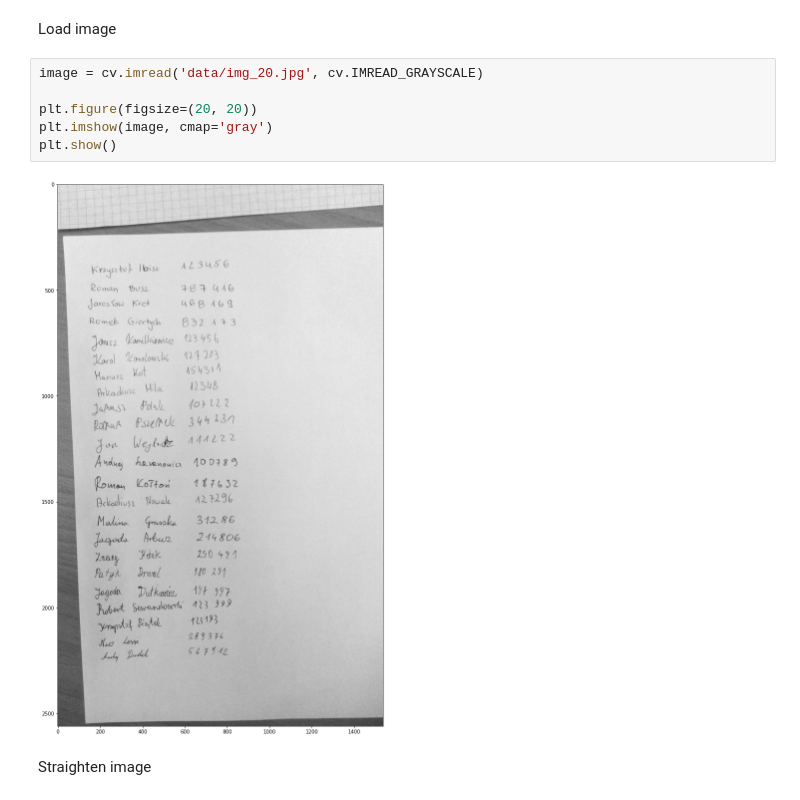
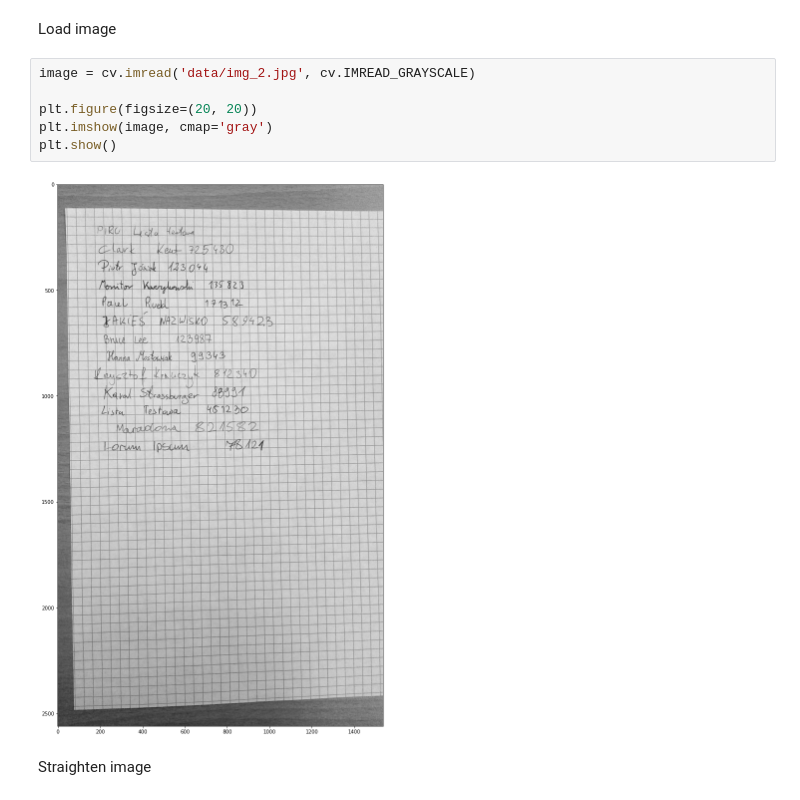
Before and after one commit to PUT-II/Computer-Vision-Project-2, a Jupyter notebook: main_pipeline.ipynb, the cells around one changed output. Cells and saved outputs as stored; diff of their text form.

```diff
--- a/main_pipeline.ipynb
+++ b/main_pipeline.ipynb
@@ -30,13 +30,13 @@ from pipeline_functions import straighten_page, remove_grid_lines
 # %% [markdown]
 Load image
 # %%
-image = cv.imread('data/img_20.jpg', cv.IMREAD_GRAYSCALE)
+image = cv.imread('data/img_2.jpg', cv.IMREAD_GRAYSCALE)
 
 plt.figure(figsize=(20, 20))
 plt.imshow(image, cmap='gray')
 plt.show()
 # %% [output]
-[figure, old version]
+[figure, new version]
 # %% [markdown]
 Straighten image
 # %%
```
Also changed, not shown: parts of 5 cells of this notebook, 3 other files.
